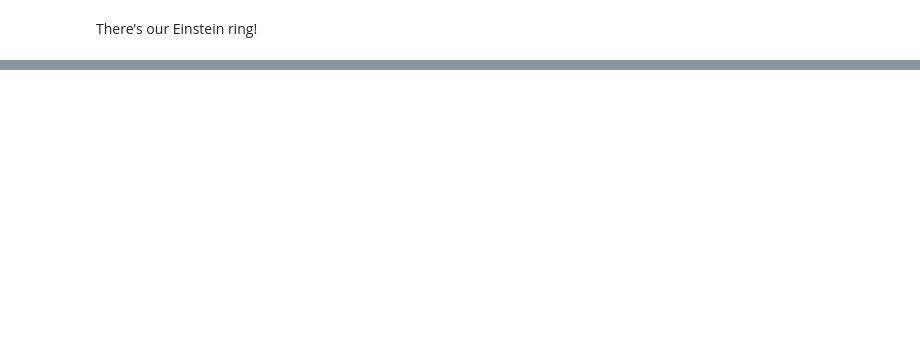
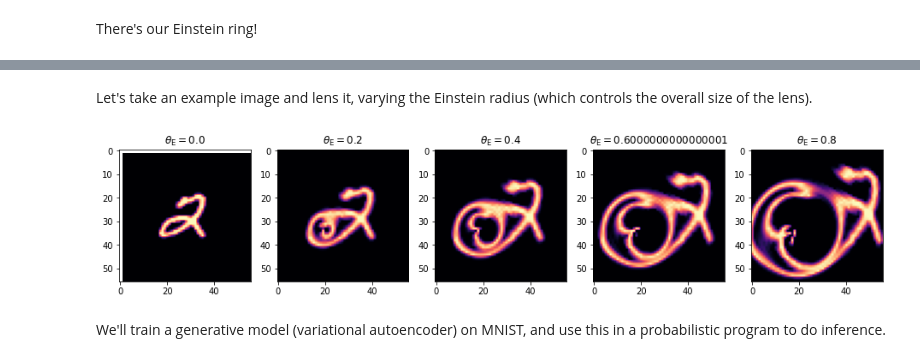
Before and after one commit to smsharma/deep-prob-prog-tutorials, a Jupyter notebook: 02_deep_prob_prog.ipynb, the cells around one changed output, grey strips where cells are left out. Saved outputs shown, nothing was run; the diff lists cells and outputs as text; code cells hidden in the pictures; blank space fills up the shorter version.

```diff
--- a/02_deep_prob_prog.ipynb
+++ b/02_deep_prob_prog.ipynb
@@ -330,3 +381,41 @@ corner.corner(samples_svi, truths=[0.2, -0.3, 0.7, 0.7]);
+# %% [markdown]
+Let's take an example image and lens it, varying the Einstein radius (which controls the overall size of the lens).
+# %%
+@jax.jit
+def lensing_simulator(theta_x_0, theta_y_0, theta_E, q, src_ary):
+  """ A convenience interface for the lensing forward simulator
+  """
+
+  n_xy = src_ary.shape[0]
+
+  lens_dict = {"profile":"SIE", "theta_x_0":theta_x_0, "theta_y_0":theta_y_0, "theta_E":theta_E, "q":q}
+  observation_dict = {"theta_x_lims": [-coordinate_limits, coordinate_limits], "theta_y_lims": [-coordinate_limits, coordinate_limits], "n_x":n_xy, "n_y":n_xy, "exposure":1e4}
+  global_dict = {"z_s":1.0, "z_l":0.5}
+
+  lensing_sim = LensingSim(lenses_list=[lens_dict], sources_list=[{"src_ary":src_ary}], global_dict=global_dict, observation_dict=observation_dict)
+
+  lensed_image = lensing_sim.lensed_image()
+
+  return lensed_image
+# %%
+n_pad = 14  # Pad the MNIST images so they're more centered
+idx_example = 0  # Test set example
+
+src_mnist = np.pad(test_ds[idx_example, :, :, 0], (n_pad, n_pad))
+
+n_img = 5
+theta_E_ary = np.linspace(0., 0.8, n_img)
+
+fig, ax = plt.subplots(1, n_img, figsize=(16,3))
+
+for i_img in range(n_img):
+  lensed_image = lensing_simulator(theta_x_0=0.2, theta_y_0=-0.3, theta_E=theta_E_ary[i_img], q=0.7, src_ary=src_mnist)
+  ax[i_img].imshow(lensed_image.T, cmap='magma')
+  ax[i_img].set_title(r"$\theta_\mathrm{{E}} = {}$".format(theta_E_ary[i_img]))
+# %% [output]
+[figure, added]
+# %% [markdown]
+We'll train a generative model (variational autoencoder) on MNIST, and use this in a probabilistic program to do inference.
 # %%
 from flax import linen as nn
 from flax.training import train_state
```
Also changed, not shown: parts of 47 cells of this notebook.
